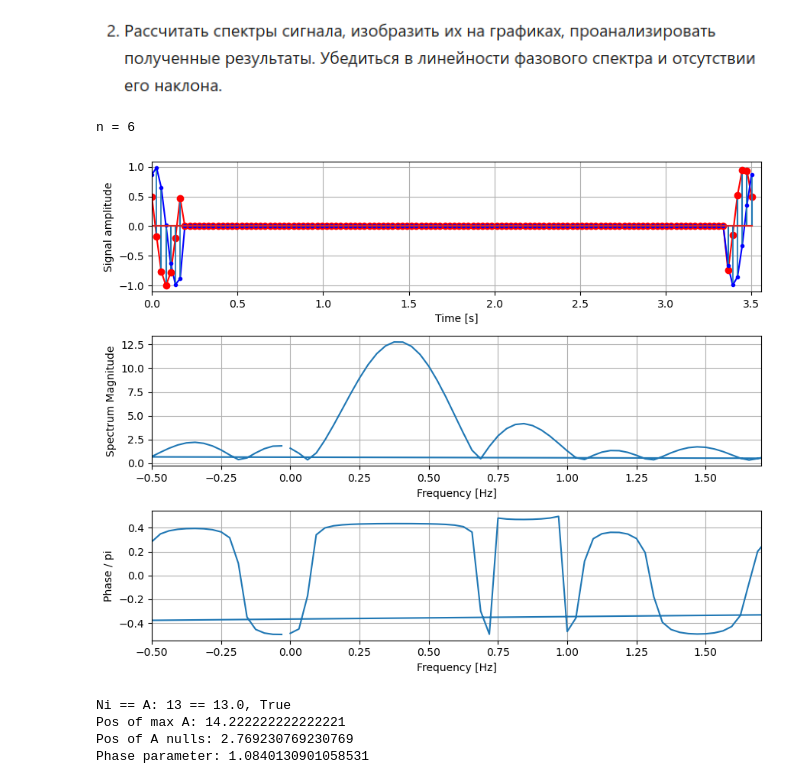
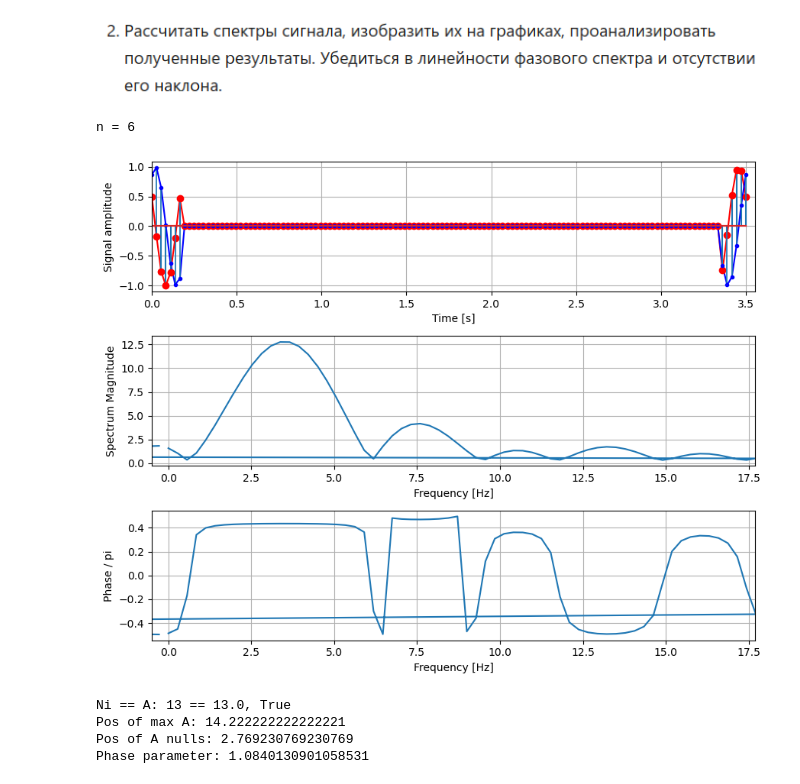
Before and after one commit to Jrvvv/dsp-miet, a Jupyter notebook: P02/PL02.ipynb, the cells around one changed output. Drawn from its saved outputs; the diff is of its cells as text; code cells hidden in the pictures.

```diff
--- a/P02/PL02.ipynb
+++ b/P02/PL02.ipynb
@@ -415,6 +415,8 @@ T = 1 / (3 * f0 * 3)
 Ni = 13
 sign = -1
 s = sign * 3
+
+fs = 1 / T
 # %%
 from matplotlib import pyplot as plt
 from scipy import fftpack
@@ -428,38 +430,44 @@ n = int((Ni - 1) / 2)
 print(f'n = {n}')
 x = np.concatenate((sig[0:n + 1], np.zeros(N - Ni), sig[N - n:N]))
 
-f = fftpack.fftfreq(len(x)) * f0
+f = fftpack.fftfreq(len(x)) * fs
 X = fftpack.fft(x)
 fig, axes = plt.subplots(nrows=3, ncols=1, figsize=(9, 7))
 
 A_imm = np.abs(X)
 P_imm = np.arctan(np.imag(X) / (np.real(X) + 1e-6));
 
 axes[0].plot(t, np.real(x), label='real', color='red')
 axes[0].plot(t, np.imag(x), label='imag', color='blue')
 markerline, stemline, baseline, = axes[0].stem(t, np.real(x), label='real', markerfmt='ro')
 markerline, stemline, baseline, = axes[0].stem(t, np.imag(x), label='imag', markerfmt='bo')
 plt.setp(stemline, linewidth = 1.25)
 plt.setp(markerline, markersize = 3)
 axes[0].grid(True)
 axes[0].set_xlabel('Time [s]')
 axes[0].set_ylabel('Signal amplitude')
 axes[0].set_xlim(0, np.max(N)*T)
 axes[1].grid(True)
 axes[1].plot(f, A_imm)
 axes[1].set_xlabel('Frequency [Hz]')
 axes[1].set_ylabel('Spectrum Magnitude')
-axes[1].set_xlim(-0.5, f0 / 2 - 0.3)
+axes[1].set_xlim(-0.5, fs / 2 - 0.3)
 axes[2].grid(True)
 axes[2].plot(f, P_imm / np.pi)
 axes[2].set_xlabel('Frequency [Hz]')
 axes[2].set_ylabel('Phase / pi')
-axes[2].set_xlim(-0.5, f0 / 2 - 0.3)
+axes[2].set_xlim(-0.5, fs / 2 - 0.3)
 fig.tight_layout()
 plt.show()
+
+print(f'Ni == A: {Ni} == {np.round(np.max(A_imm))}, {Ni == np.round(np.max(A_imm))}')
+print(f'Pos of max A: {f0 * T * N}')
+print(f'Pos of A nulls: {1/ (T * Ni)}')
+mu = 0.25
+print(f'Phase parameter: {-s * mu * 2 * np.pi / N + phi0}')
 # %% [output]
 n = 6
-[figure, old version]
+[figure, new version]
 # %%
 print(f'Ni == A: {Ni} == {np.round(np.max(A_imm))}, {Ni == np.round(np.max(A_imm))}')
 print(f'Pos of max A: {f0 * T * N}')
```
Also changed, not shown: parts of 1 cell of this notebook.
